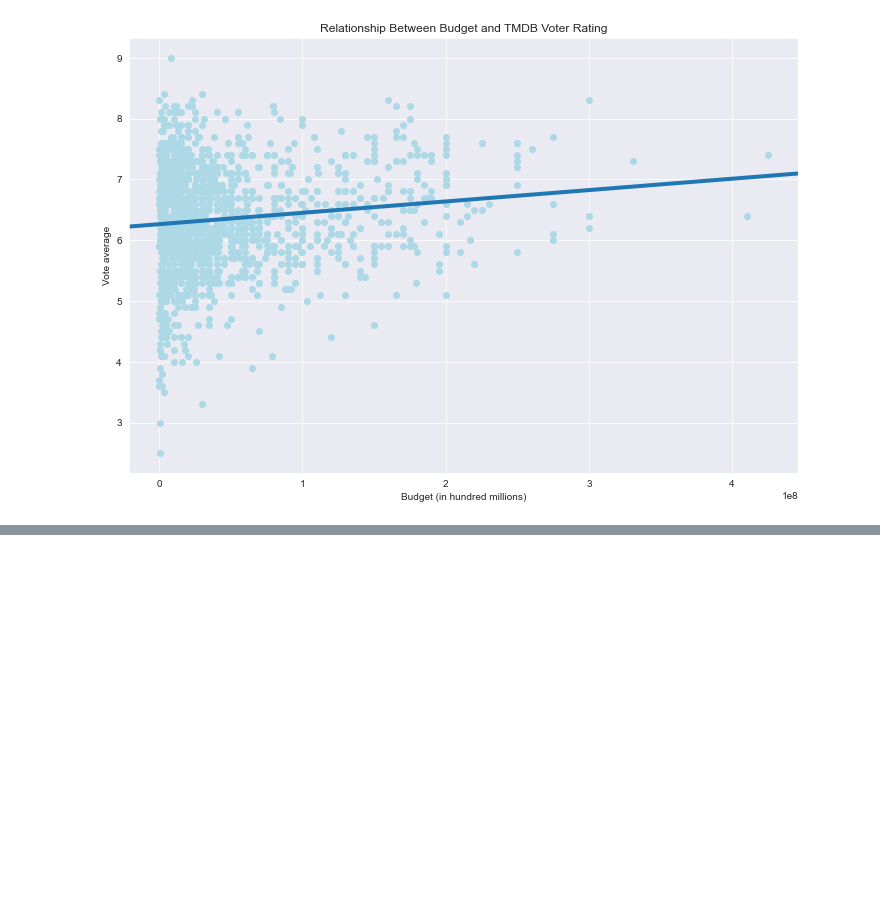
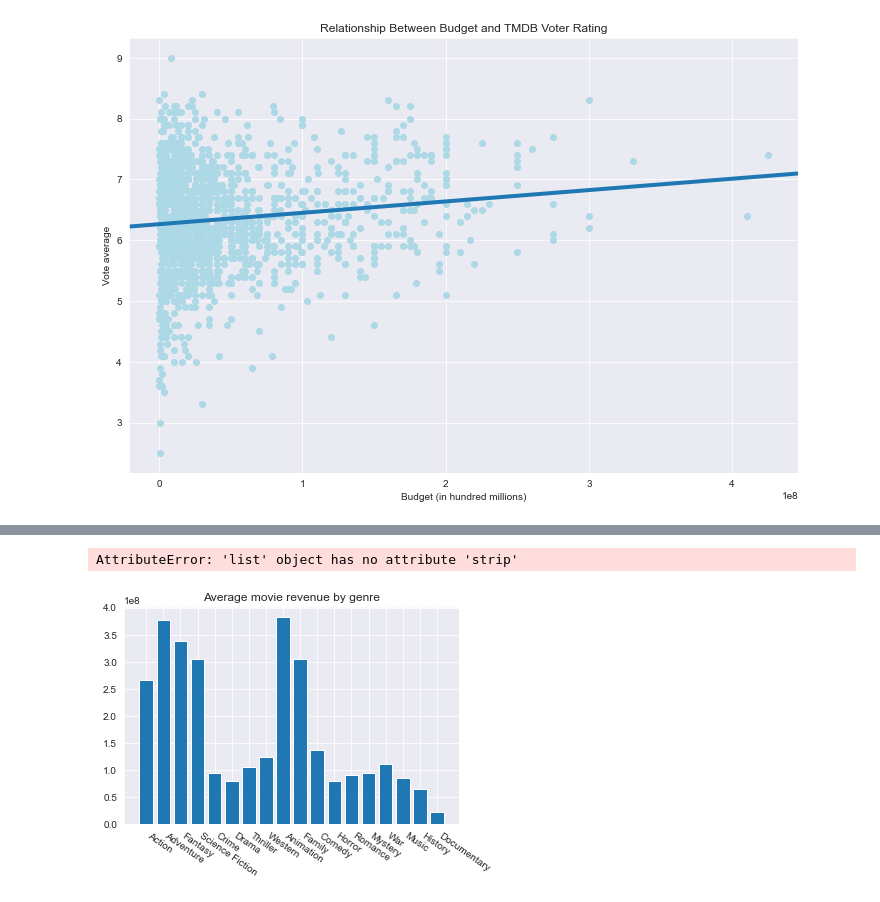
Before and after one commit to xuqc01/Movie-Data-Analysis, a Jupyter notebook: movie-data-analysis.ipynb, the cells around one changed output, grey strips where cells are left out. Cells and saved outputs as stored; diff of their text form; code cells hidden in the pictures; blank space fills up the shorter version.

```diff
--- a/movie-data-analysis.ipynb
+++ b/movie-data-analysis.ipynb
@@ -106,0 +154,9 @@ sm.graphics.abline_plot(model_results=results, ax=ax, linewidth=4);
+# %%
+tmdb_n_budgets['year'] = tmdb_n_budgets['release_date_y'].apply(lambda x: x[:4]).astype(int)
+revenue_by_year = tmdb_n_budgets.groupby('year')['revenue'].mean()
+# %%
+X = revenue_by_year.index
+y = revenue_by_year.values
+model = sm.OLS(y, sm.add_constant(X))
+results = model.fit()
+results.summary()
@@ -106,0 +185,8 @@ sm.graphics.abline_plot(model_results=results, ax=ax, linewidth=4);
+# %%
+# Reset index due to dropping rows
+tmdb_n_budgets.reset_index(inplace=True)
+
+# Remove unnecessary columns
+tmdb_n_budgets.drop(['index', 'id_x', 'id_y', 'Unnamed: 0'], axis=1, inplace=True)
+
+tmdb_n_budgets.tail()
@@ -106,0 +200,61 @@ sm.graphics.abline_plot(model_results=results, ax=ax, linewidth=4);
+# %%
+tmdb_genres={
+'Action':        28,
+'Adventure':       12,
+'Animation':       16,
+'Comedy':          35,
+'Crime':           80,
+'Documentary':     99,
+'Drama':           18,
+'Family':          10751,
+'Fantasy':         14,
+'History':         36,
+'Horror':          27,
+'Music':           10402,
+'Mystery':        9648,
+'Romance':         10749,
+'Science Fiction': 878,
+'TV Movie':        10770,
+'Thriller':        53,
+'War':             10752,
+'Western':         37}
+
+# Reverses the key and values of the tmdb_genres dictionary
+tmdb_genres_swap = {y:x for x,y in tmdb_genres.items()}
+
+# Converts the ids in genre_ids to a list from a string and replaces the id with its corresponding genre
+tmdb_n_budgets['genre_ids'] = tmdb_n_budgets['genre_ids'].apply(lambda x: [tmdb_genres_swap.get(int(id), 'X') for id in x.strip('[]').split(',') if len(id) != 0])
+
+# Resetting index and dropping duplicate columns again after removing rows
+tmdb_n_budgets.reset_index(inplace=True)
+tmdb_n_budgets.drop(['index'], axis=1, inplace=True)
+# %% [output]
+AttributeError: 'list' object has no attribute 'strip'
+# %%
+genre_n_revenue = {}
+
+"""
+Loops through each movie and appends a list of revenues associated with each of the movies' genres
+The dictionary will result in keys representing the genres and the values being a list of revenues
+"""
+for row in tmdb_n_budgets.index:
+    g_ids = tmdb_n_budgets.iloc[row]['genre_ids']
+    rev = tmdb_n_budgets.iloc[row]['revenue']
+    for g in g_ids:
+        if g in genre_n_revenue.keys():
+            genre_n_revenue[g] = np.append(genre_n_revenue[g], rev)
+        else:
+            genre_n_revenue[g] = np.array([rev])
+
+genre_and_revenue_average = {}
+
+# Adds a key (genre) and value (average revenue) to the genre_and_revenue_average dictionary
+for g in genre_n_revenue.keys():
+    genre_and_revenue_average[g] = genre_n_revenue[g].mean()
+
+fig, ax = plt.subplots()
+ax.bar(genre_and_revenue_average.keys(), genre_and_revenue_average.values())
+ax.set_title('Average movie revenue by genre')
+ax.set_xticklabels(genre_and_revenue_average.keys(), rotation=-35, ha='left');
+# %% [output]
+[figure, added]
```
Also changed, not shown: parts of 18 cells of this notebook.
